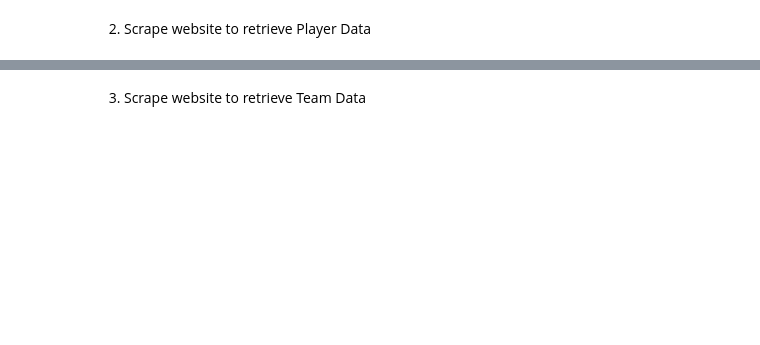
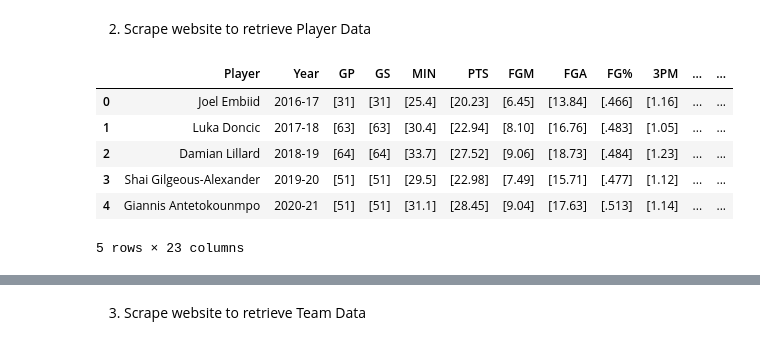
Before and after one commit to NysB/Project_3, a Jupyter notebook: retrieve_data.ipynb, the cells around one changed output, grey strips where cells are left out. Saved outputs shown, nothing was run; the diff lists cells and outputs as text; code cells hidden in the pictures; blank space fills up the shorter version.

```diff
--- a/retrieve_data.ipynb
+++ b/retrieve_data.ipynb
@@ -375,3 +490,15 @@ player_info_df = pd.DataFrame({"Player": player_overview,
                                "Weight": weight_overview,
                                "NBA status": nba_status_overview,
                                "Draft entry": draft_entry_overview})
+# %%
+test_df = player_scores_df
+
+test_df.head()
+# %% [output]
+|  | Player | Year | GP | GS | MIN | PTS | FGM | FGA | FG% | 3PM | ... | ... |
+| 0 | Joel Embiid | 2016-17 | [31] | [31] | [25.4] | [20.23] | [6.45] | [13.84] | [.466] | [1.16] | ... | ... |
+| 1 | Luka Doncic | 2017-18 | [63] | [63] | [30.4] | [22.94] | [8.10] | [16.76] | [.483] | [1.05] | ... | ... |
+| 2 | Damian Lillard | 2018-19 | [64] | [64] | [33.7] | [27.52] | [9.06] | [18.73] | [.484] | [1.23] | ... | ... |
+| 3 | Shai Gilgeous-Alexander | 2019-20 | [51] | [51] | [29.5] | [22.98] | [7.49] | [15.71] | [.477] | [1.12] | ... | ... |
+| 4 | Giannis Antetokounmpo | 2020-21 | [51] | [51] | [31.1] | [28.45] | [9.04] | [17.63] | [.513] | [1.14] | ... | ... |
+5 rows × 23 columns
```
Also changed, not shown: parts of 18 cells of this notebook, 1 other file.
